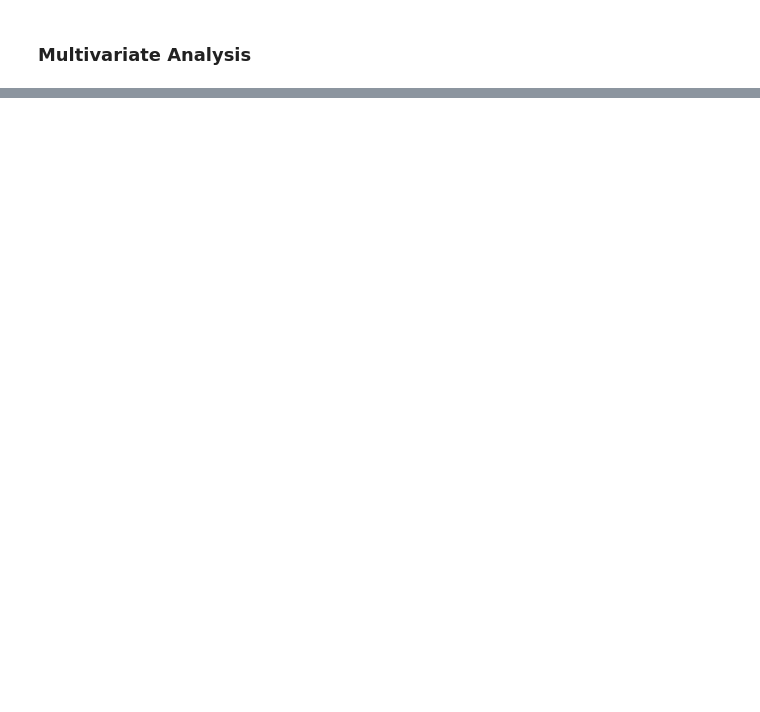
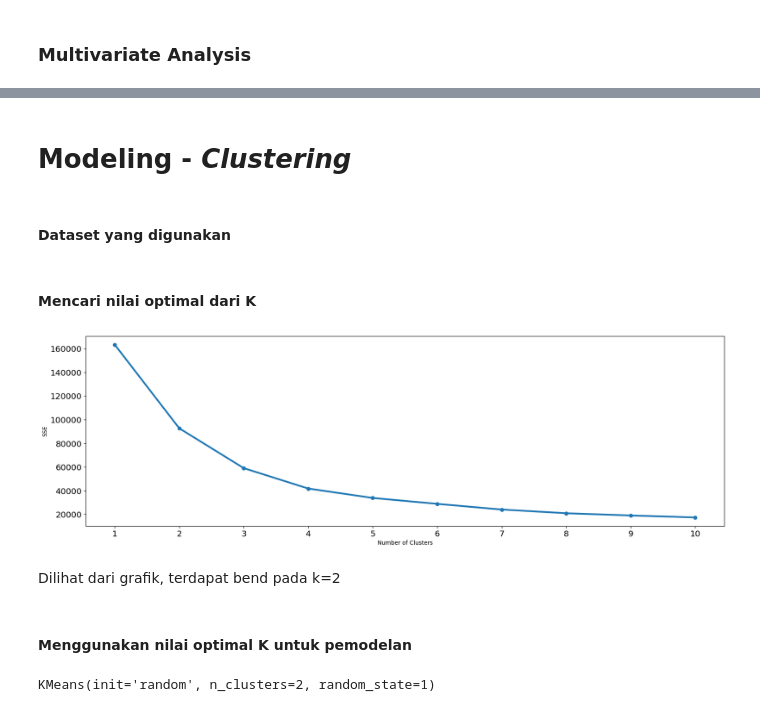
Before and after one commit to sulthonamar/UnsupervisedLearning, a Jupyter notebook: Homework - Unsupervised Learning.ipynb, the cells around one changed output, grey strips where cells are left out. Saved outputs shown, nothing was run; the diff lists cells and outputs as text; code cells hidden in the pictures; blank space fills up the shorter version.

Commit message:
pemodelan

```diff
--- a/Homework - Unsupervised Learning.ipynb
+++ b/Homework - Unsupervised Learning.ipynb
@@ -289,0 +379,41 @@ Berdasarkan correlation heatmap dapat dilihat bahwa fitur `flight_count` , `bp_s
+# %% [markdown]
+# Modeling - ***Clustering***
+# %% [markdown]
+#### Dataset yang digunakan
+# %%
+df_model = df_2[['points_sum', 'sum_yr_2', 'sum_yr_1']]
+# %% [markdown]
+#### Mencari nilai optimal dari K
+# %%
+#menemukan nilai optimal dari K
+
+kmeans_kwargs = {
+                "init": "random",
+                "n_init": 10,
+                "random_state": 1,
+                }
+
+sse = []
+for k in range(1, 11):
+    kmeans = KMeans(n_clusters=k, **kmeans_kwargs)
+    kmeans.fit(df_model)
+    sse.append(kmeans.inertia_)
+
+#visualize results
+plt.subplots(figsize=(20, 6))
+plt.plot(range(1, 11), sse, marker='o')
+plt.xticks(range(1, 11))
+plt.xlabel("Number of Clusters")
+plt.ylabel("SSE")
+plt.show()
+# %% [output]
+[figure, added]
+# %% [markdown]
+Dilihat dari grafik, terdapat bend pada k=2
+# %% [markdown]
+#### Menggunakan nilai optimal K untuk pemodelan
+# %%
+kmeans = KMeans(init="random", n_clusters=2, n_init=10, random_state=1)
+kmeans.fit(df_model)
+# %% [output]
+KMeans(init='random', n_clusters=2, random_state=1)
```
Also changed, not shown: parts of 48 cells of this notebook.
